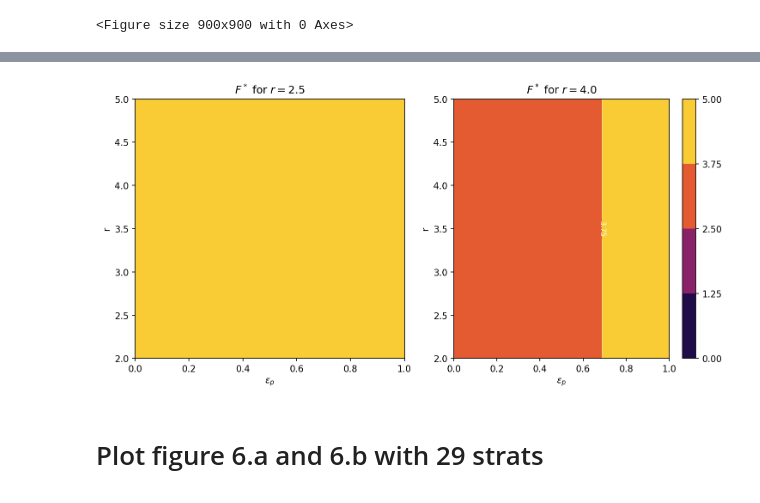
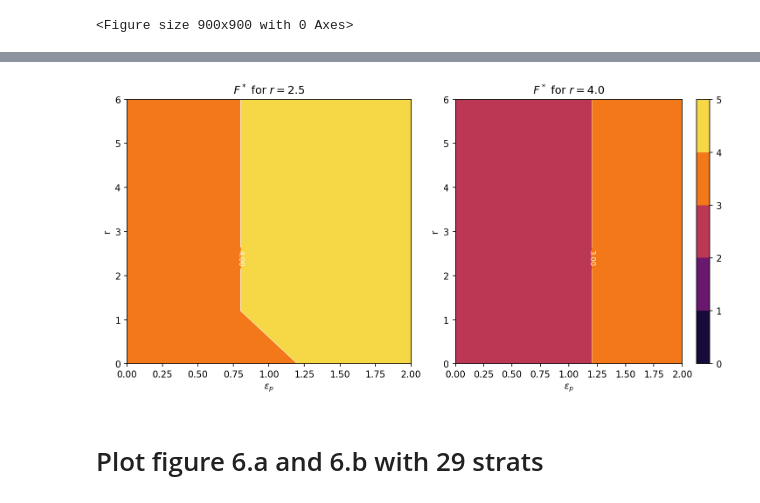
Before and after one commit to Teytey2002/Projet_Learning, a Jupyter notebook: Project.ipynb, the cells around one changed output, grey strips where cells are left out. Drawn from its saved outputs; the diff is of its cells as text; code cells hidden in the pictures.

```diff
--- a/Project.ipynb
+++ b/Project.ipynb
@@ -302,7 +302,7 @@ nb_strategies = len(strategy_labels)
 
 group_size = 5
 Z = 100
-c = 1.0
+c = 1.4
 beta = 0.25
 delta = 6.
 # %%
@@ -424,9 +417,9 @@ NameError: name 'eps_values' is not defined
 <Figure size 900x900 with 0 Axes>
 # %%
 r_c = 2.5
-nb_points = 5
-eps_values = np.linspace(0., 1., nb_points)
-delta_values = np.linspace(2., 5., nb_points)
+nb_points = 6
+eps_values = np.linspace(0., 2., nb_points)
+delta_values = np.linspace(0., 6., nb_points)
 
 optimal_F_r25 = np.zeros((nb_points, nb_points), dtype = float)
 
@@ -455,9 +449,9 @@ Min :  4.0
 Max :  5.0
 # %%
 r_d = 4.0
-nb_points = 5
-eps_values = np.linspace(0., 1., nb_points)
-delta_values = np.linspace(2., 5., nb_points)
+nb_points = 6
+eps_values = np.linspace(0., 2., nb_points)
+delta_values = np.linspace(0., 6., nb_points)
 
 optimal_F_r40 = np.zeros((nb_points, nb_points), dtype = float)
 
@@ -522,33 +482,33 @@ plt.show()
 # %%
 # Define the contour levels between 0 and 1
-levels = np.linspace(0., 5., 5)
+levels = np.linspace(0., 5., 6)
 
 plt.figure(figsize=(10, 5), dpi=150)
 
 # First graph: Avoidance frequency of cooperation
 plt.subplot(1, 2, 1)
-contour = plt.contourf(eps_values, r_values, optimal_F_r25.T, levels=levels, cmap='inferno')
-contour_lines = plt.contour(eps_values, r_values, optimal_F_r25.T, levels=levels, colors='white', linewidths=0.5)
+contour = plt.contourf(eps_values, delta_values, optimal_F_r25.T, levels=levels, cmap='inferno')
+contour_lines = plt.contour(eps_values, delta_values, optimal_F_r25.T, levels=levels, colors='white', linewidths=0.5)
 plt.clabel(contour_lines, inline=True, fontsize=8, fmt="%.2f")
 plt.xlabel(r'$\epsilon_p$')
 plt.ylabel("r")
 plt.title(r'$F^*$ for $r = 2.5$')
 
 # Second graph: Avoidance frequency of commitment
 plt.subplot(1, 2, 2)
-contour = plt.contourf(eps_values, r_values, optimal_F_r40.T, levels=levels, cmap='inferno')
+contour = plt.contourf(eps_values, delta_values, optimal_F_r40.T, levels=levels, cmap='inferno')
 plt.colorbar(orientation='vertical')
-contour_lines = plt.contour(eps_values, r_values, optimal_F_r40.T, levels=levels, colors='white', linewidths=0.5)
+contour_lines = plt.contour(eps_values, delta_values, optimal_F_r40.T, levels=levels, colors='white', linewidths=0.5)
 plt.clabel(contour_lines, fontsize=8, fmt="%.2f")
 plt.xlabel(r'$\epsilon_p$')
 plt.ylabel("r")
 plt.title(r'$F^*$ for $r = 4.0$')
 
 
 plt.tight_layout()
 plt.show()
 # %% [output]
-[figure, old version]
+[figure, new version]
 # %% [markdown]
 # Plot figure 6.a and 6.b with 29 strats
 # %% [markdown]
```
Also changed, not shown: parts of 4 cells of this notebook, 2 other files.
